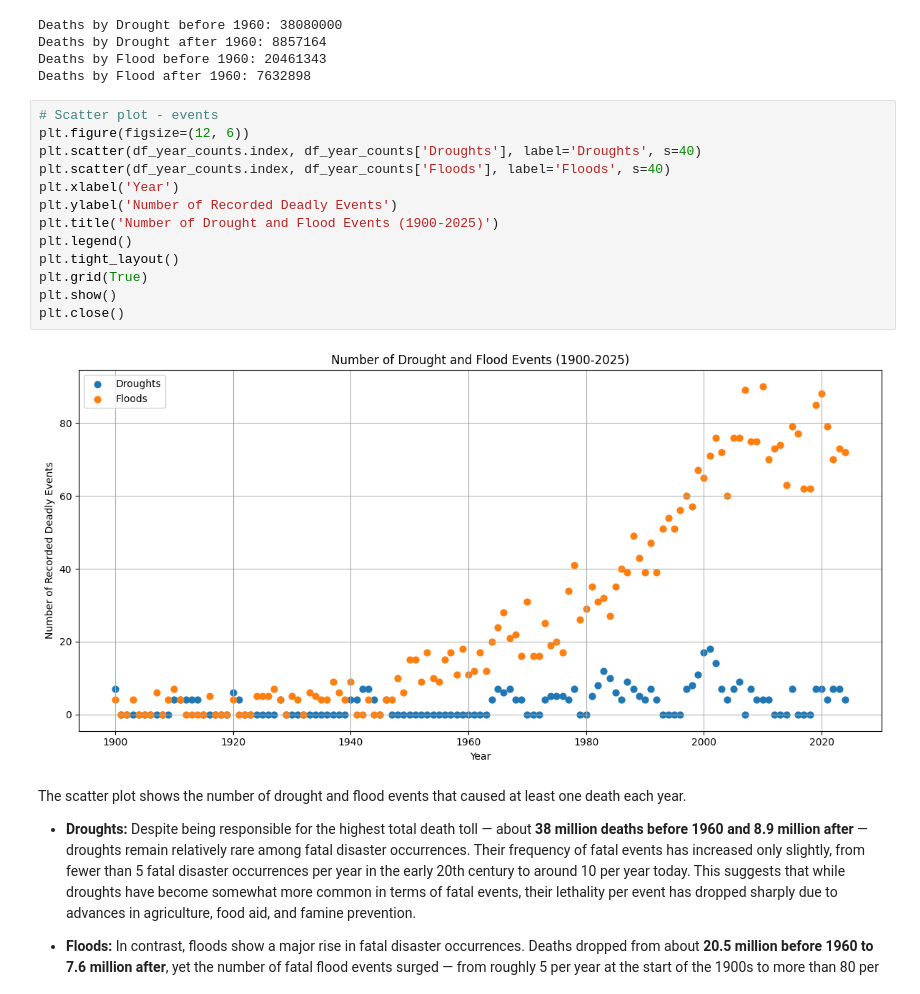
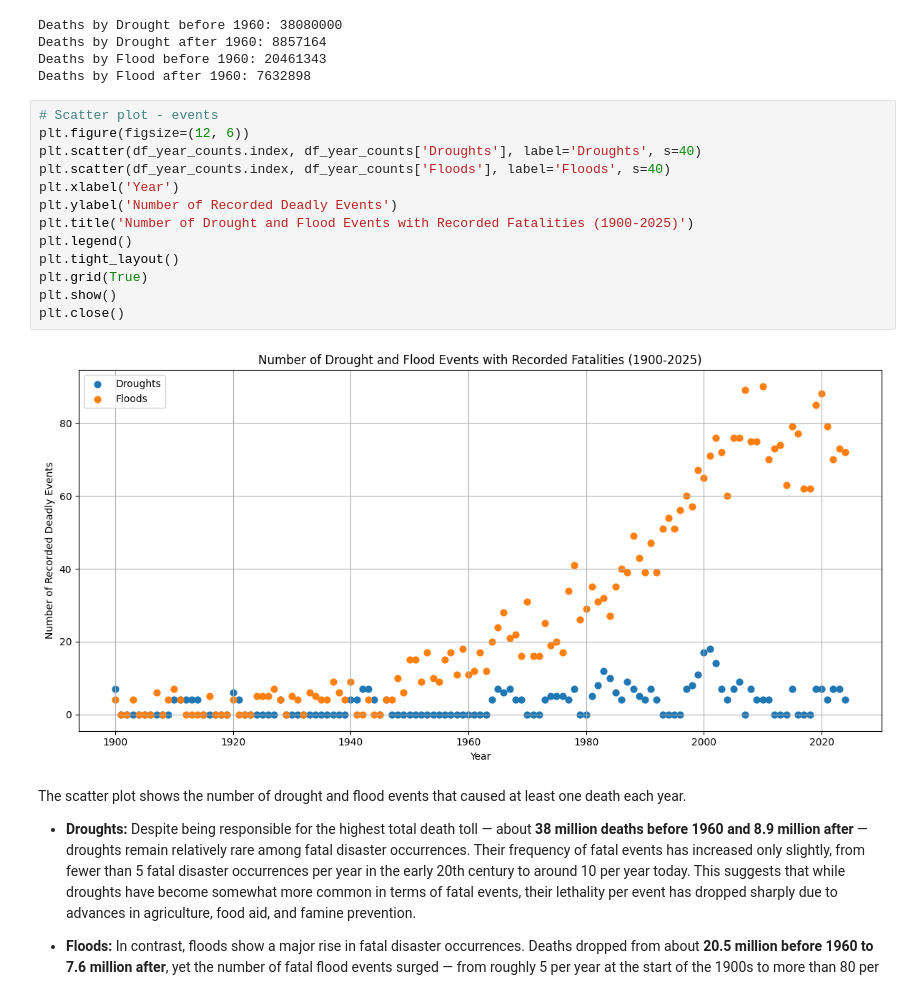
Before and after one commit to Maria-Kolouchova/natural-disasters-analysis, a Jupyter notebook: NaturalDisasterImpacts.ipynb, the cells around one changed output. Drawn from its saved outputs; the diff is of its cells as text.

```diff
--- a/NaturalDisasterImpacts.ipynb
+++ b/NaturalDisasterImpacts.ipynb
@@ -270,18 +270,18 @@ Deaths by Flood after 1960: 7632898
 # %%
 # Scatter plot - events
 plt.figure(figsize=(12, 6))
 plt.scatter(df_year_counts.index, df_year_counts['Droughts'], label='Droughts', s=40)
 plt.scatter(df_year_counts.index, df_year_counts['Floods'], label='Floods', s=40)
 plt.xlabel('Year')
 plt.ylabel('Number of Recorded Deadly Events')
-plt.title('Number of Drought and Flood Events (1900-2025)')
+plt.title('Number of Drought and Flood Events with Recorded Fatalities (1900-2025)')
 plt.legend()
 plt.tight_layout()
 plt.grid(True)
 plt.show()
 plt.close()
 # %% [output]
-[figure, old version]
+[figure, new version]
 # %% [markdown]
 The scatter plot shows the number of drought and flood events that caused at least one death each year.
 
```
Also changed, not shown: parts of 3 cells of this notebook.
